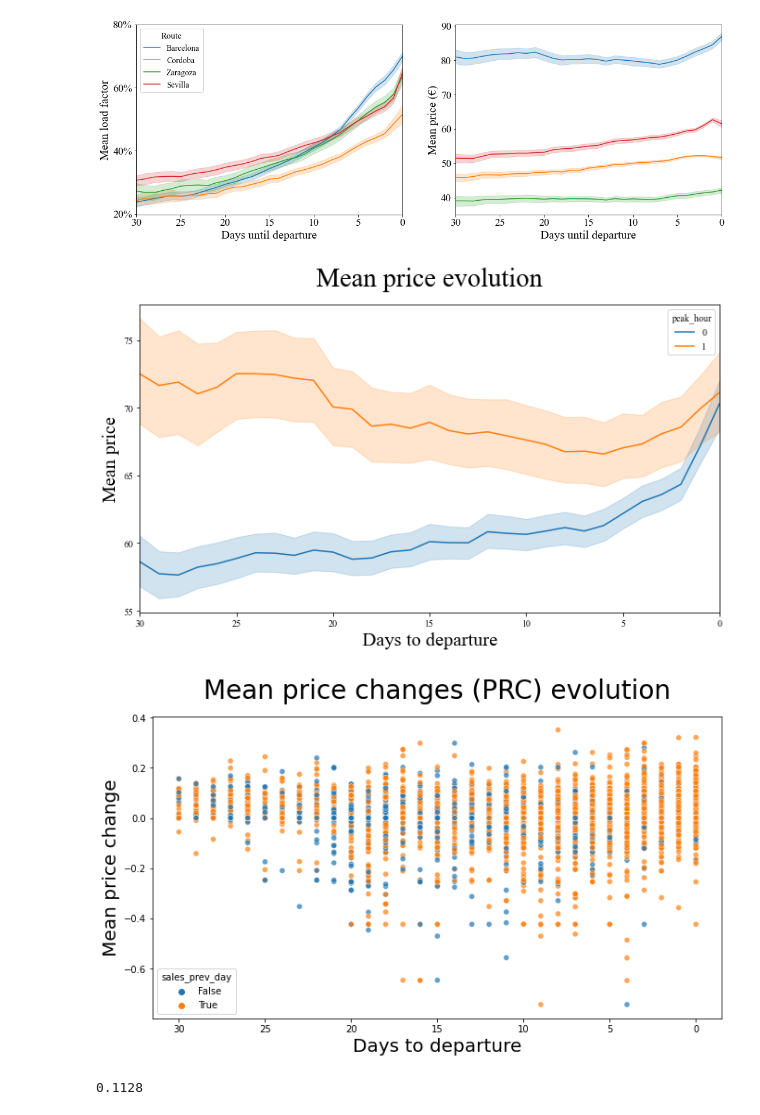
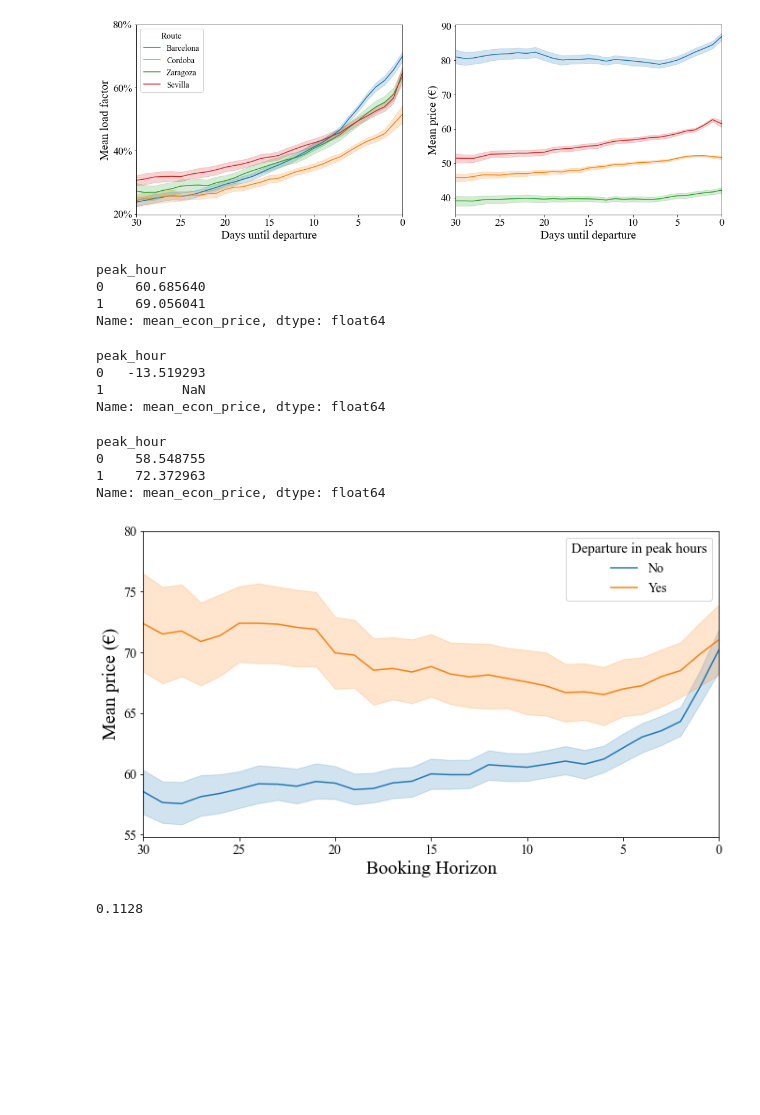
Before and after one commit to adamvig96/renfe-analysis, a Jupyter notebook: data-descriptives.ipynb, the cells around one changed output. Saved outputs shown, nothing was run; the diff lists cells and outputs as text; code cells hidden in the pictures; blank space fills up the shorter version.

```diff
--- a/data-descriptives.ipynb
+++ b/data-descriptives.ipynb
@@ -348,67 +299,63 @@ plt.savefig("figures/figure_1_mean_loadf_price", dpi=300)
 plt.show()
 # %% [output]
 [figure]
+# %%
+data.groupby("peak_hour")["mean_econ_price"].mean()
+# %% [output]
+peak_hour
+0    60.685640
+1    69.056041
+Name: mean_econ_price, dtype: float64
+# %%
+data.query("days_till_dep >=25").groupby("peak_hour")["mean_econ_price"].mean().diff(-1)
+# %% [output]
+peak_hour
+0   -13.519293
+1          NaN
+Name: mean_econ_price, dtype: float64
+# %%
+data.query("days_till_dep == 30").groupby("peak_hour")["mean_econ_price"].mean()
+# %% [output]
+peak_hour
+0    58.548755
+1    72.372963
+Name: mean_econ_price, dtype: float64
 # %%
-plt.figure(figsize=(11, 6))
+fig, ax = plt.subplots(figsize=(11, 6))
 
 sns.lineplot(
     data=data,
     x="days_till_dep",
     y="mean_econ_price",
     estimator="mean",
     hue="peak_hour",
 )#.get_legend().remove()
 
 
 plt.gca().invert_xaxis()
 
-plt.xlabel("Days to departure", fontsize=20, fontweight=450)
-plt.ylabel("Mean price", fontsize=20, fontweight=450)
+plt.xlabel("Booking Horizon", fontsize=20, fontweight=450)
+plt.ylabel("Mean price (€)", fontsize=20, fontweight=450)
 
 plt.xlim(30,0)
 #plt.ylim(75,90)
+plt.legend(
+    ("No","Yes"), loc="upper right", prop={"size": 14}
+).set_title("Departure in peak hours", prop={"size": 15})
 
-plt.title("Mean price evolution", fontsize=28, y=1.04)
+tick_max = 80
+tick_interval = 5
+ax.set_yticks(np.arange(55, tick_max + tick_interval, tick_interval))
 
-plt.savefig("figures/mean price evolution", dpi=300)
+#plt.title("Mean price evolution", fontsize=28, y=1.04)
+plt.tick_params(axis="both", which="major", labelsize=14)
+
+plt.savefig("figures/fig4_peak_hour", dpi=300)
 plt.show()
 
 # peak hour difference in price
 # %% [output]
-[figure, old version]
+[figure, new version]
-# %%
-train_ids = (
-    data.groupby("train_id")["price_change"]
-    .max()
-    .reset_index()
-    .sort_values(by=["price_change"])
-    .reset_index(drop=True)
-    .loc[:, "train_id"]
-    .values
-)
-plt.figure(figsize=(11, 6))
-
-sns.scatterplot(
-    data=data.loc[data["train_id"].isin(train_ids)],
-    x="days_till_dep",
-    y="price_change_percentage",
-    estimator="mean",
-    hue="sales_prev_day",
-    alpha=0.7,
-)  # .get_legend().remove()
-
-
-plt.gca().invert_xaxis()
-
-plt.xlabel("Days to departure", fontsize=20, fontweight=450)
-plt.ylabel("Mean price change", fontsize=20, fontweight=450)
-
-plt.title("Mean price changes (PRC) evolution", fontsize=28, y=1.04)
-
-plt.savefig("figures/mean price (PRC) changes", dpi=300)
-plt.show()
-# %% [output]
-[figure, removed]
 # %%
 figdata = (
     pd.DataFrame(data.groupby("days_till_dep")["price_change_direction"].value_counts())
```
Also changed, not shown: parts of 10 cells of this notebook, 6 other files.
